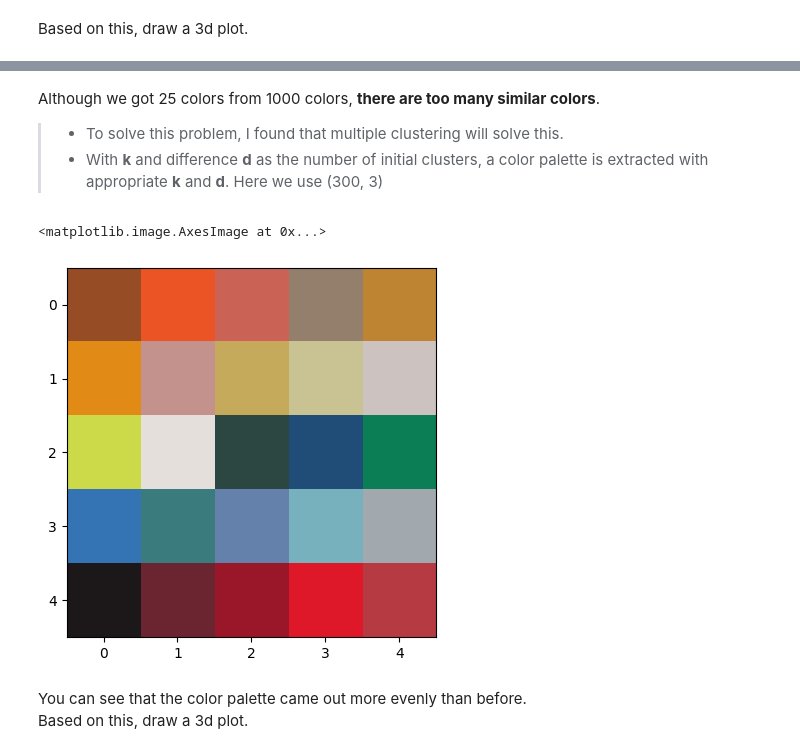
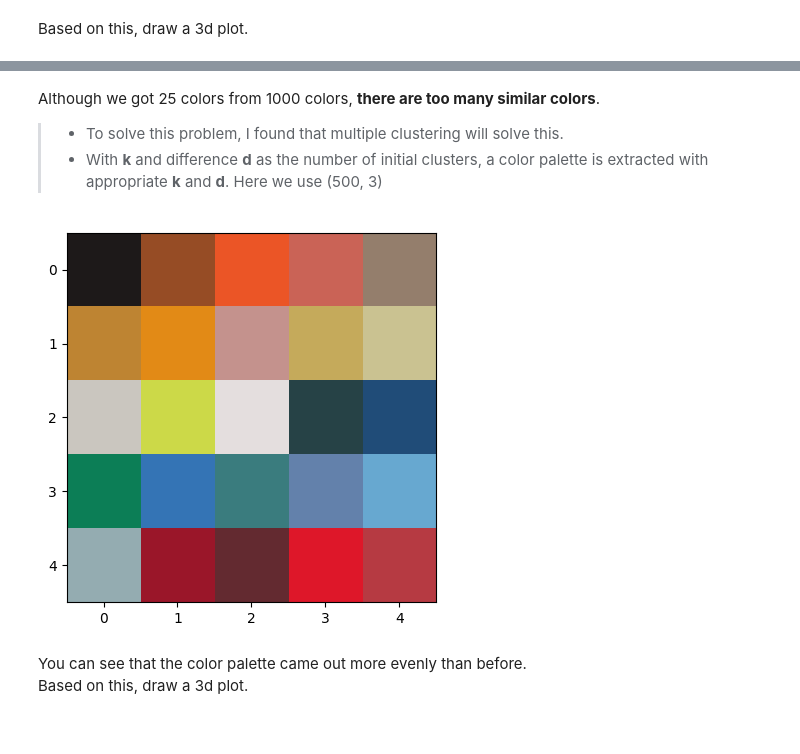
Before and after one commit to jrsky723/ShoeColor, a Jupyter notebook: color/ColorClustering.ipynb, the cells around one changed output, grey strips where cells are left out. Saved outputs shown, nothing was run; the diff lists cells and outputs as text; code cells hidden in the pictures.

Commit message:
get Main Colors

```diff
--- a/color/ColorClustering.ipynb
+++ b/color/ColorClustering.ipynb
@@ -10,7 +10,10 @@ Numpy, Matplotlib and csv libraries are needed
 import numpy as np
 import matplotlib.pyplot as plt
 import csv
+import copy
+import mycolor
 %matplotlib inline
+
 def load_shoe_data(filename):
   class ShoeData:
     data = []
@@ -25,6 +28,23 @@ def load_shoe_data(filename):
     shoes.data = np.array(shoes.data)
     return shoes
 
+# whow the plot in 3d from the data frame.
+def show_data_3d(df):
+  fig = plt.figure(figsize = (8, 8))
+  ax2 = fig.add_subplot(111, projection='3d',xlabel ="R", ylabel ="G", zlabel ="B")
+  ax2.set_title(f"Color Clustered (k = {k})", size = 20)
+  for index, row in df.iterrows():
+    ax2.scatter(row['R'], row['G'], row['B'], color = row['color']/255.0)
+  plt.show()
+
+# show 25 colors with form 5*5
+def show_colors_2d(centers):
+  arr_2d = copy.deepcopy(centers.tolist())
+  mycolor.sort(arr_2d)
+  arr_2d = np.reshape(arr_2d, (5,5,3))
+  plt.imshow(arr_2d)
+
+
 shoes = load_shoe_data('../data/shoes.csv')
 fig = plt.figure(figsize = (8, 8))
 ax = fig.add_subplot(111, projection='3d', xlabel ="R", ylabel ="G", zlabel ="B")
@@ -163,29 +166,26 @@ plt.show()
 # %% [markdown]
 Although we got 25 colors from 1000 colors, <B>there are too many similar colors</B>.
 > * To solve this problem, I found that multiple clustering will solve this.
-> * With <b>k</b> and difference <b>d</b> as the number of initial clusters, a color palette is extracted with appropriate <b>k</b> and <b>d</b>. Here we use (300, 3)
+> * With <b>k</b> and difference <b>d</b> as the number of initial clusters, a color palette is extracted with appropriate <b>k</b> and <b>d</b>. Here we use (500, 3)
 # %%
 k, d = 500, 3 #initial cluster numbers, difference
 kmeans = KMeans(n_clusters = k).fit(points)
 centers = kmeans.cluster_centers_.round().astype(int)
 df['cluster'] = kmeans.labels_
 while k > 25 :  #target numbers : k = 5
   if k - d < 25 : k = 25
   else : k -= d
   kmeans = KMeans(n_clusters = k).fit(centers)
   centers = kmeans.cluster_centers_.round().astype(int)
-  labels = []
+  labels, colors = [], []
   for row in df['cluster']:
     labels.append(kmeans.labels_[row])
-  df['cluster'] = labels
+    colors.append(centers[kmeans.labels_[row]])
+  df['cluster'], df['color'] = labels, colors
 
-arr_2d = copy.deepcopy(centers.tolist())
-mycolor.sort(arr_2d)
-arr_2d = np.reshape(arr_2d, (5,5,3))
-plt.imshow(arr_2d)
+show_colors_2d(centers)
 # %% [output]
-<matplotlib.image.AxesImage at 0x...>
-[figure, old version]
+[figure, new version]
 # %% [markdown]
 You can see that the color palette came out more evenly than before. <br>
 Based on this, draw a 3d plot.
```
Also changed, not shown: parts of 17 cells of this notebook, 7 other files.
